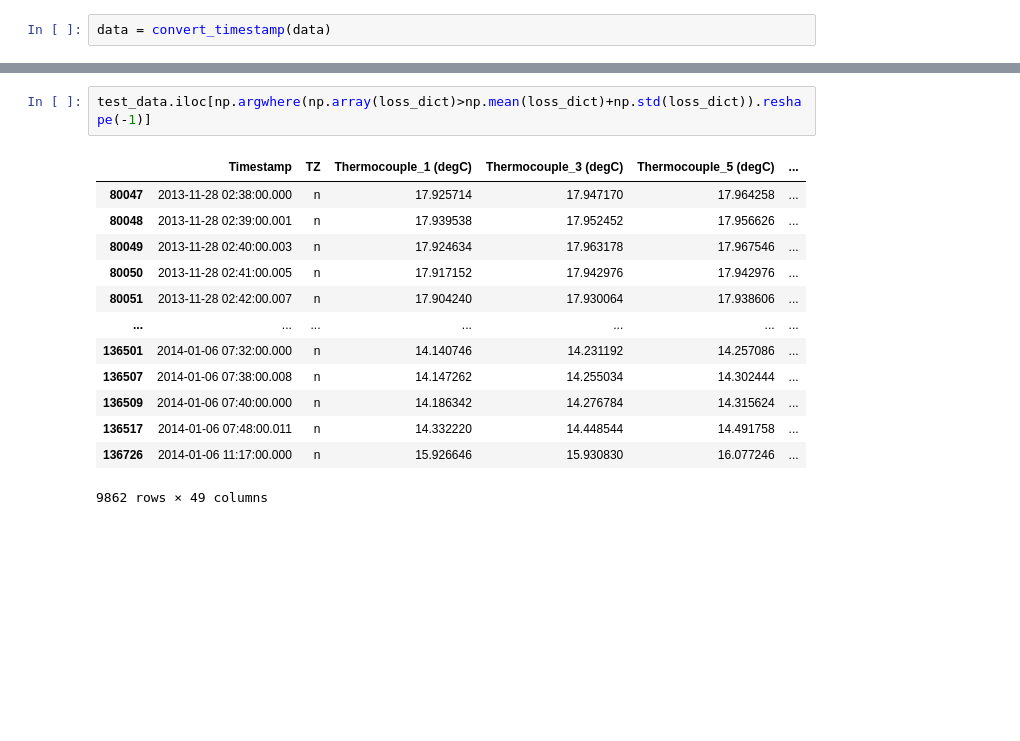
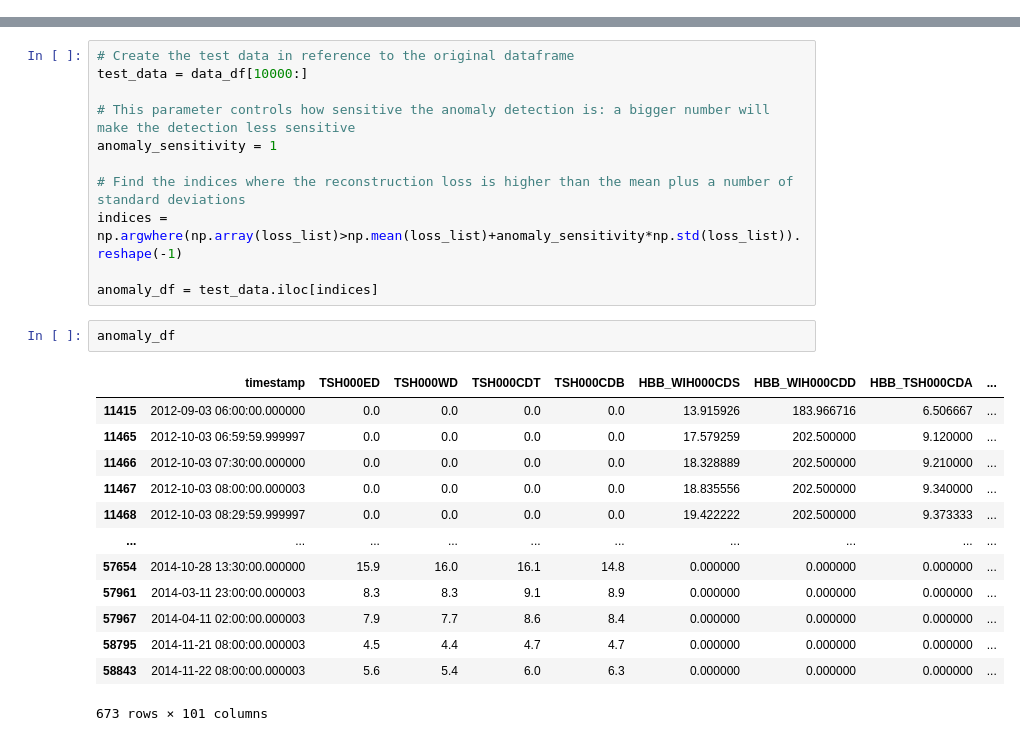
Before and after one commit to ChrisMott97/Structural-Health-Monitoring-Group-Project, a Jupyter notebook: auto-encoder/auto_encoder.ipynb, the cells around one changed output, grey strips where cells are left out. Drawn from its saved outputs; the diff is of its cells as text; blank space fills up the shorter version.

```diff
--- a/auto-encoder/auto_encoder.ipynb
+++ b/auto-encoder/auto_encoder.ipynb
@@ -48,2 +60,0 @@ data = load_data('csv')
-# %%
-data = convert_timestamp(data)
@@ -162,16 +173,27 @@ array([ 70047,  70048,  70049, ..., 126509, 126517, 126726], dtype=int64)
-# %%
-test_data.iloc[np.argwhere(np.array(loss_dict)>np.mean(loss_dict)+np.std(loss_dict)).reshape(-1)]
-# %% [output]
-|  | Timestamp | TZ | Thermocouple_1 (degC) | Thermocouple_3 (degC) | Thermocouple_5 (degC) | ... |
-| 80047 | 2013-11-28 02:38:00.000 | n | 17.925714 | 17.947170 | 17.964258 | ... |
-| 80048 | 2013-11-28 02:39:00.001 | n | 17.939538 | 17.952452 | 17.956626 | ... |
-| 80049 | 2013-11-28 02:40:00.003 | n | 17.924634 | 17.963178 | 17.967546 | ... |
-| 80050 | 2013-11-28 02:41:00.005 | n | 17.917152 | 17.942976 | 17.942976 | ... |
-| 80051 | 2013-11-28 02:42:00.007 | n | 17.904240 | 17.930064 | 17.938606 | ... |
-| ... | ... | ... | ... | ... | ... | ... |
-| 136501 | 2014-01-06 07:32:00.000 | n | 14.140746 | 14.231192 | 14.257086 | ... |
-| 136507 | 2014-01-06 07:38:00.008 | n | 14.147262 | 14.255034 | 14.302444 | ... |
-| 136509 | 2014-01-06 07:40:00.000 | n | 14.186342 | 14.276784 | 14.315624 | ... |
-| 136517 | 2014-01-06 07:48:00.011 | n | 14.332220 | 14.448544 | 14.491758 | ... |
-| 136726 | 2014-01-06 11:17:00.000 | n | 15.926646 | 15.930830 | 16.077246 | ... |
-9862 rows × 49 columns
+# %%
+# Create the test data in reference to the original dataframe
+test_data = data_df[10000:]
+
+# This parameter controls how sensitive the anomaly detection is: a bigger number will make the detection less sensitive
+anomaly_sensitivity = 1
+
+# Find the indices where the reconstruction loss is higher than the mean plus a number of standard deviations
+indices = np.argwhere(np.array(loss_list)>np.mean(loss_list)+anomaly_sensitivity*np.std(loss_list)).reshape(-1)
+
+anomaly_df = test_data.iloc[indices]
+# %%
+anomaly_df
+# %% [output]
+|  | timestamp | TSH000ED | TSH000WD | TSH000CDT | TSH000CDB | HBB_WIH000CDS | HBB_WIH000CDD | HBB_TSH000CDA | ... |
+| 11415 | 2012-09-03 06:00:00.000000 | 0.0 | 0.0 | 0.0 | 0.0 | 13.915926 | 183.966716 | 6.506667 | ... |
+| 11465 | 2012-10-03 06:59:59.999997 | 0.0 | 0.0 | 0.0 | 0.0 | 17.579259 | 202.500000 | 9.120000 | ... |
+| 11466 | 2012-10-03 07:30:00.000000 | 0.0 | 0.0 | 0.0 | 0.0 | 18.328889 | 202.500000 | 9.210000 | ... |
+| 11467 | 2012-10-03 08:00:00.000003 | 0.0 | 0.0 | 0.0 | 0.0 | 18.835556 | 202.500000 | 9.340000 | ... |
+| 11468 | 2012-10-03 08:29:59.999997 | 0.0 | 0.0 | 0.0 | 0.0 | 19.422222 | 202.500000 | 9.373333 | ... |
+| ... | ... | ... | ... | ... | ... | ... | ... | ... | ... |
+| 57654 | 2014-10-28 13:30:00.000000 | 15.9 | 16.0 | 16.1 | 14.8 | 0.000000 | 0.000000 | 0.000000 | ... |
+| 57961 | 2014-03-11 23:00:00.000003 | 8.3 | 8.3 | 9.1 | 8.9 | 0.000000 | 0.000000 | 0.000000 | ... |
+| 57967 | 2014-04-11 02:00:00.000003 | 7.9 | 7.7 | 8.6 | 8.4 | 0.000000 | 0.000000 | 0.000000 | ... |
+| 58795 | 2014-11-21 08:00:00.000003 | 4.5 | 4.4 | 4.7 | 4.7 | 0.000000 | 0.000000 | 0.000000 | ... |
+| 58843 | 2014-11-22 08:00:00.000003 | 5.6 | 5.4 | 6.0 | 6.3 | 0.000000 | 0.000000 | 0.000000 | ... |
+673 rows × 101 columns
```
Also changed, not shown: parts of 17 cells of this notebook, 2 other files.
